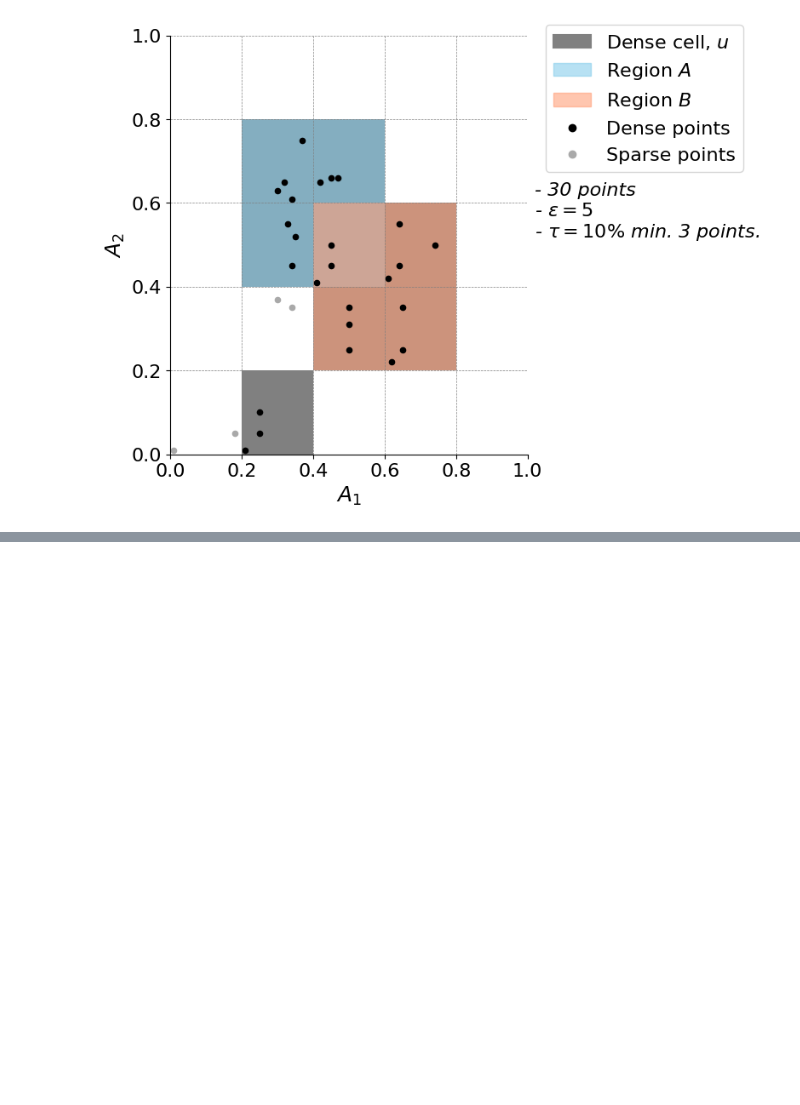
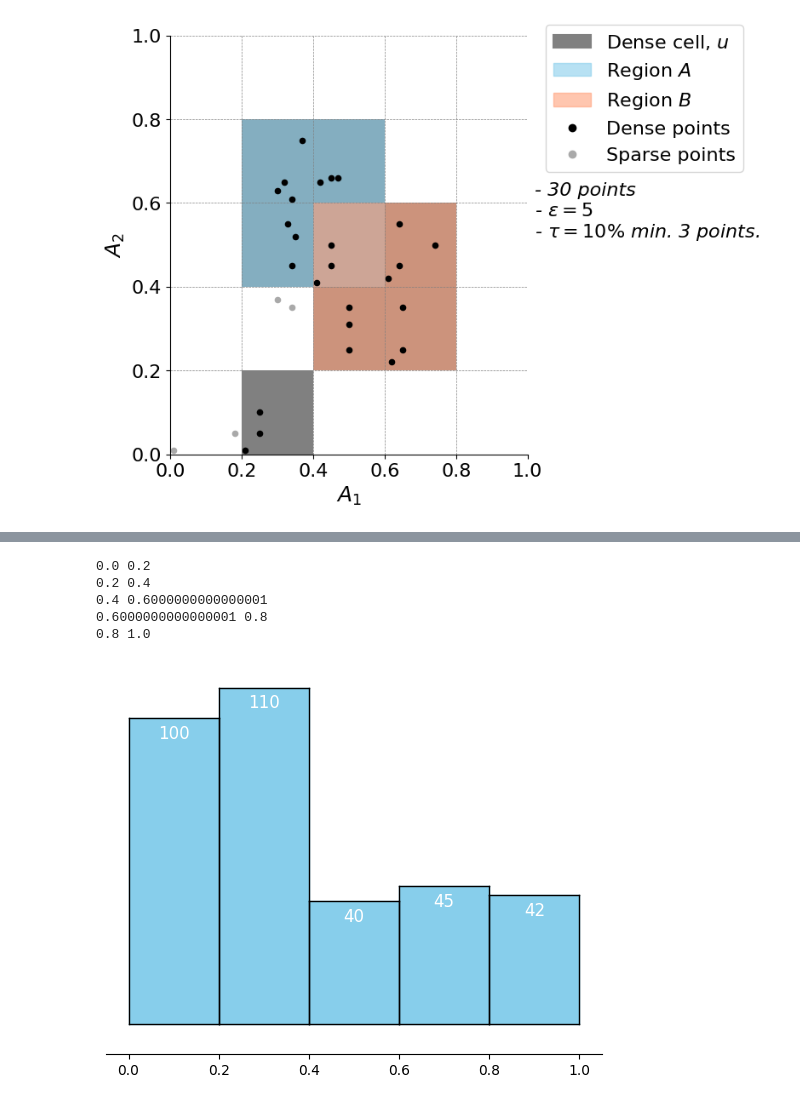
Before and after one commit to henrikdchristensen/SDU-Data-Mining-Exam, a Jupyter notebook: src/evaluation.ipynb, the cells around one changed output, grey strips where cells are left out. Saved outputs shown, nothing was run; the diff lists cells and outputs as text; code cells hidden in the pictures; blank space fills up the shorter version.

Commit message:
fix figure

```diff
--- a/src/evaluation.ipynb
+++ b/src/evaluation.ipynb
@@ -560,0 +710,57 @@ Total number of points: 30
+# %%
+import matplotlib.pyplot as plt
+import numpy as np
+
+# Example data
+values = [100, 110, 40, 45, 42]
+grid_size = 0.2
+positions = np.arange(0, len(values)+1) * grid_size  # Calculate positions for each bar
+
+# Create a figure and axis
+fig, ax = plt.subplots()
+
+# Loop through each value and draw a rectangle using fill_between
+for i, value in enumerate(values):
+    start = positions[i]
+    end = start + grid_size
+    print(start, end)
+    ax.fill_between([start, end], 0, value, color='skyblue')
+    # Draw the border around the bar
+    ax.plot([start, start], [0, value], color='black', linewidth=1)  # Left side
+    ax.plot([end, end], [0, value], color='black', linewidth=1)      # Right side
+    ax.plot([start, end], [value, value], color='black', linewidth=1)  # Top side
+    ax.plot([start, end], [0, 0], color='black', linewidth=1)
+
+    # Add text labels inside the bars
+    ax.text(
+        (start + end) / 2,  # Center the text horizontally in the bar
+        value - 5,  # Position label near the top of the bar
+        str(value),
+        va='center',
+        ha='center',
+        color='white',
+        fontsize=12
+    )
+
+# Show only the x-axis
+ax.spines['left'].set_visible(False)    # Hide the left spine (y-axis)
+ax.spines['right'].set_visible(False)   # Hide the right spine
+ax.spines['top'].set_visible(False)     # Hide the top spine
+ax.spines['bottom'].set_position(('outward', 10))  # Move the x-axis outward for visibility
+
+# Set the x-ticks at the center of each bar
+ax.set_xticks(positions)  # Center ticks in the middle of each bar
+ax.set_xticklabels([f"{i:.1f}" for i in positions])  # Display positions as labels
+
+# Hide y-axis ticks and labels
+ax.yaxis.set_ticks([])
+
+# Display the plot
+plt.show()
+# %% [output]
+0.0 0.2
+0.2 0.4
+0.4 0.6000000000000001
+0.6000000000000001 0.8
+0.8 1.0
+[figure, added]
```
Also changed, not shown: parts of 1 cell of this notebook, 2 other files.
